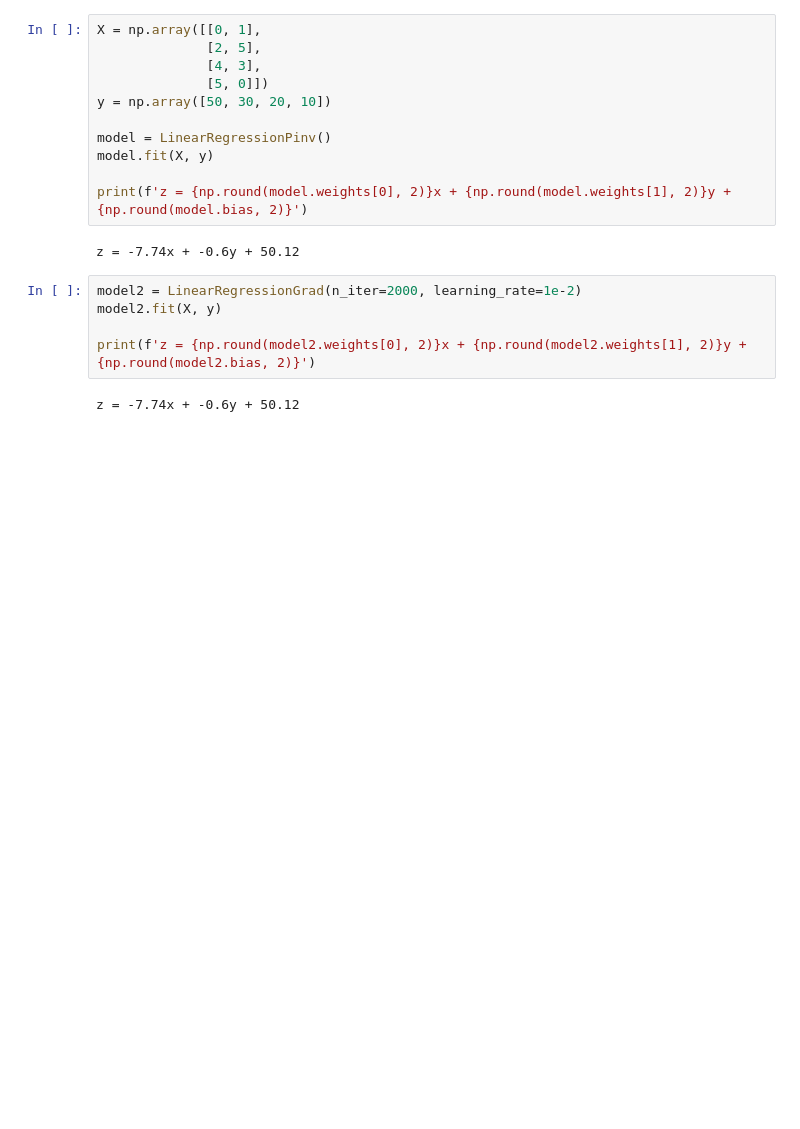
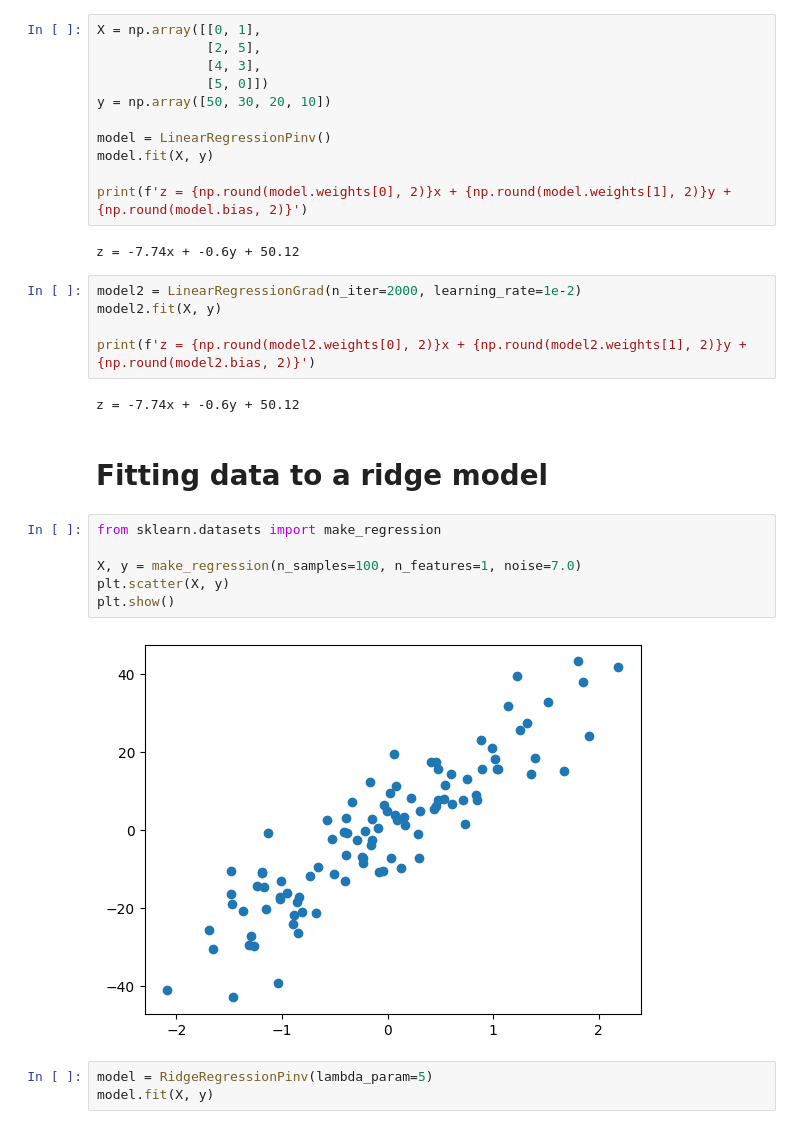
Before and after one commit to daredevil9215/MLFS, a Jupyter notebook: LinearRegression.ipynb, the cells around one changed output. Cells and saved outputs as stored; diff of their text form; blank space fills up the shorter version.

Commit message:
feat: updated LinearRegression with RidgeRegression, updated KaTeX cells

```diff
--- a/LinearRegression.ipynb
+++ b/LinearRegression.ipynb
@@ -342,3 +475,16 @@ model2.fit(X, y)
 print(f'z = {np.round(model2.weights[0], 2)}x + {np.round(model2.weights[1], 2)}y + {np.round(model2.bias, 2)}')
 # %% [output]
 z = -7.74x + -0.6y + 50.12
+# %% [markdown]
+# Fitting data to a ridge model
+# %%
+from sklearn.datasets import make_regression
+
+X, y = make_regression(n_samples=100, n_features=1, noise=7.0)
+plt.scatter(X, y)
+plt.show()
+# %% [output]
+[figure, added]
+# %%
+model = RidgeRegressionPinv(lambda_param=5)
+model.fit(X, y)
```
Also changed, not shown: parts of 4 cells of this notebook.
